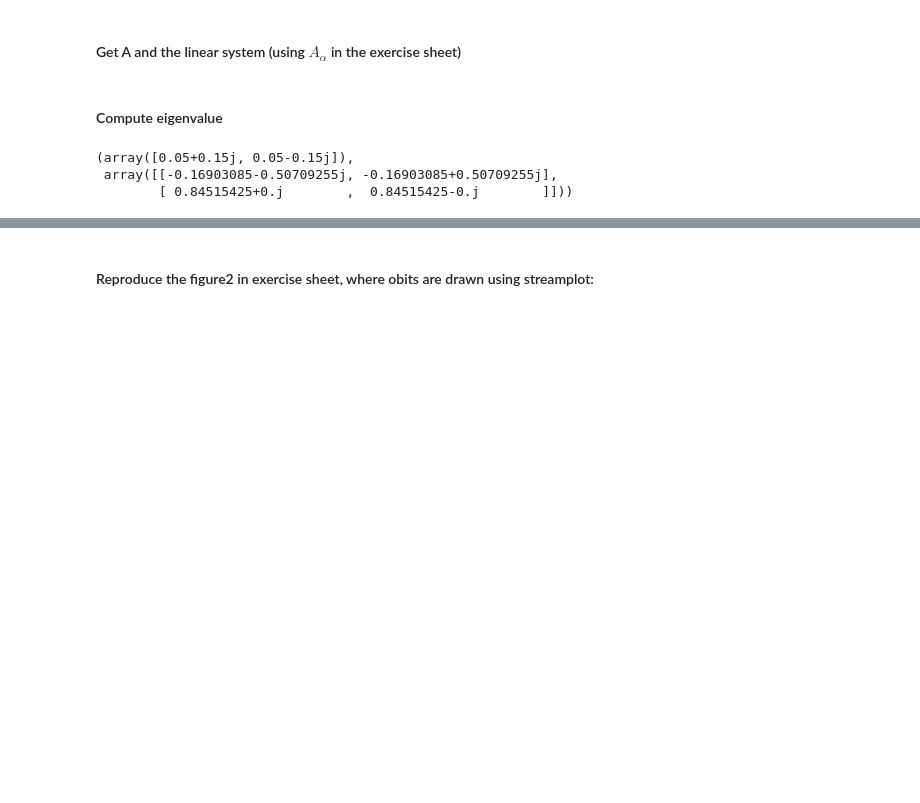
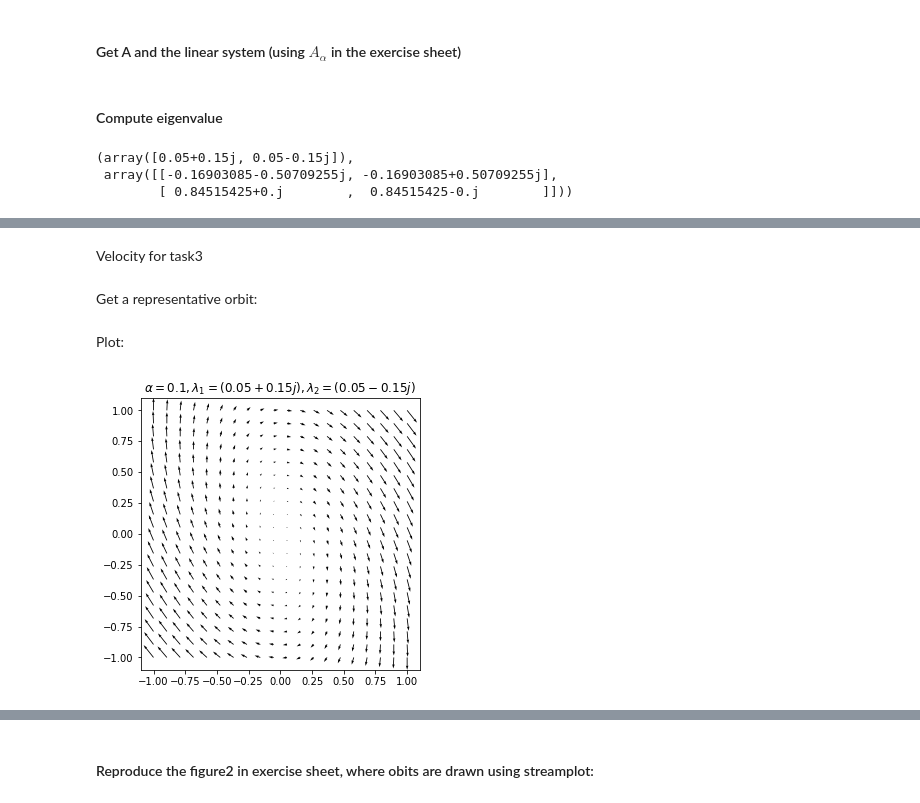
Before and after one commit to Linnore/MLCMS-EX3-GroupK, a Jupyter notebook: Test_Linnore.ipynb, the cells around one changed output, grey strips where cells are left out. Drawn from its saved outputs; the diff is of its cells as text; code cells hidden in the pictures; blank space fills up the shorter version.

```diff
--- a/Test_Linnore.ipynb
+++ b/Test_Linnore.ipynb
@@ -60,12 +65,32 @@ def vx_task1(x, a=.1):
     v = A[1][0]*x[0] + A[1][1]*x[1]
 
     return np.array([u,v])
+# %% [markdown]
+Velocity for task3
 # %%
 def vx_task3(x, a=1):
     u = a*x[0]-x[1]-x[0]*(x[0]**2+x[1]**2)
     v = x[0]+a*x[1]-x[1]*(x[0]**2+x[1]**2)
     return np.array([u,v])
+# %% [markdown]
+Get a representative orbit:
 # %%
 traj = euler(np.array([1,-1]), vx_task1, maxstep=10000, backward=1)
 trajx = traj[:, 0]
 trajy = traj[:, 1]
+# %% [markdown]
+Plot:
+# %%
+fig1 = plt.figure(figsize=(5, 5))
+
+fig1a = fig1.add_subplot()
+
+fig1a.quiver(X, Y, U, V)
+
+lam = np.round(np.linalg.eig(A)[0], 2)
+plt.title(r"$\alpha={}, \lambda_1={}, \lambda_2={}$".format(a, lam[0], lam[1]))
+
+plt.savefig(r".\plots\Task1_testQuiver")
+plt.show()
+# %% [output]
+[figure, added]
```
Also changed, not shown: parts of 18 cells of this notebook.
